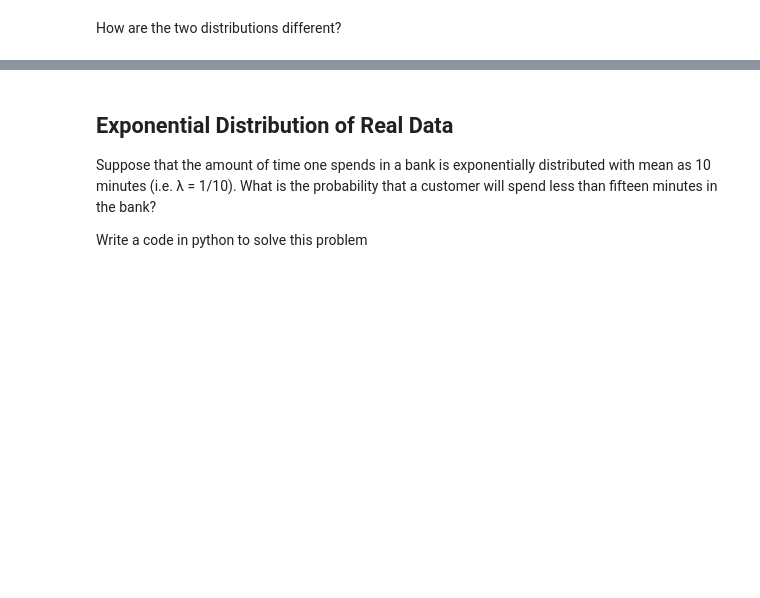
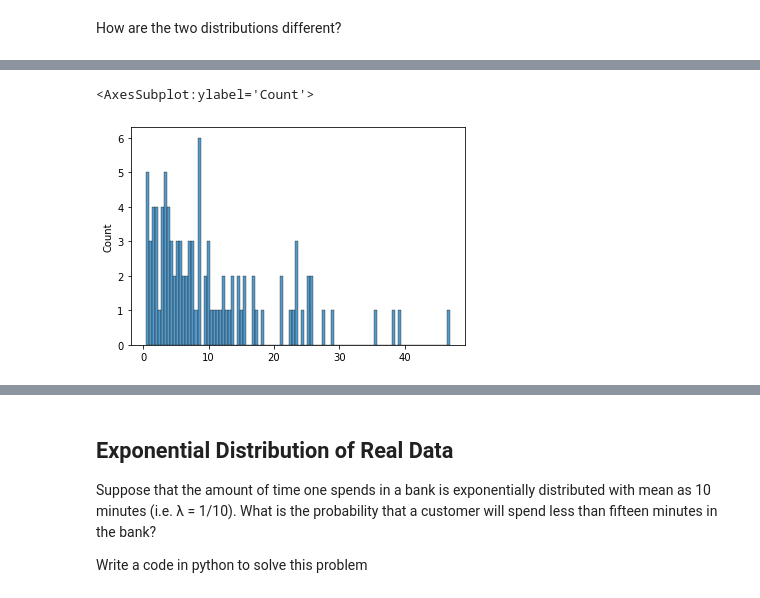
Before and after one commit to Ironhack-Data-Madrid-Enero-2022/lab-continuous-probability-distributions, a Jupyter notebook: your-code/main.ipynb, the cells around one changed output, grey strips where cells are left out. Saved outputs shown, nothing was run; the diff lists cells and outputs as text; code cells hidden in the pictures; blank space fills up the shorter version.

```diff
--- a/your-code/main.ipynb
+++ b/your-code/main.ipynb
@@ -182,2 +188,4 @@ Your output should look like below:
+# %%
+b = expo(100)
 # %% [markdown]
 How are the two distributions different?
@@ -185,0 +197,5 @@ How are the two distributions different?
+# %%
+sns.histplot(b, bins=100)
+# %% [output]
+<AxesSubplot:ylabel='Count'>
+[figure, added]
```
Also changed, not shown: parts of 8 cells of this notebook.
